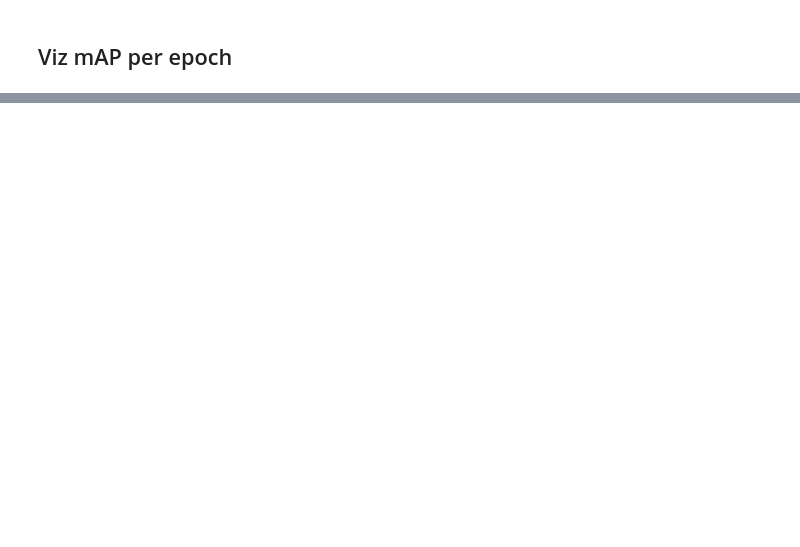
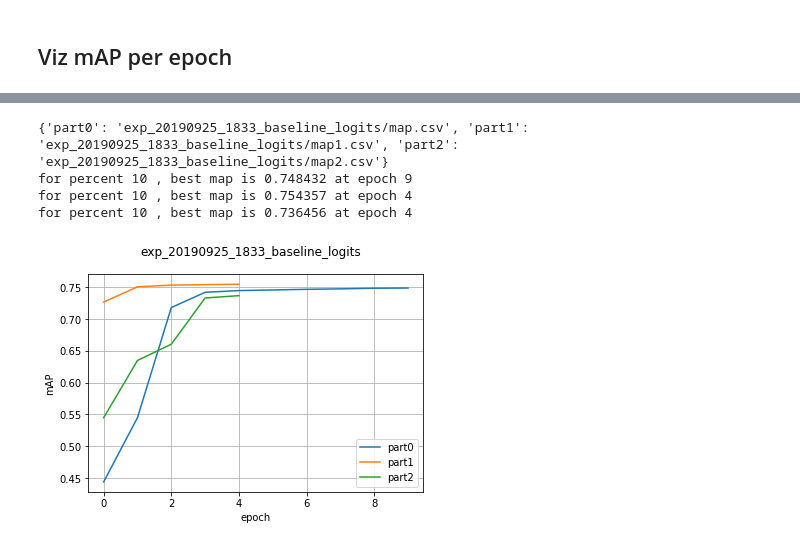
Before and after one commit to lcalem/partial-labels, a Jupyter notebook: experiments/notebooks/eval.ipynb, the cells around one changed output, grey strips where cells are left out. Saved outputs shown, nothing was run; the diff lists cells and outputs as text; code cells hidden in the pictures; blank space fills up the shorter version.

```diff
--- a/experiments/notebooks/eval.ipynb
+++ b/experiments/notebooks/eval.ipynb
@@ -855,0 +546,9 @@ for percent 10 , best map is 0.645665 at epoch 1
+# %%
+# baseline strat C
+plot_exps('exp_20190925_1833_baseline_logits')
+# %% [output]
+{'part0': 'exp_20190925_1833_baseline_logits/map.csv', 'part1': 'exp_20190925_1833_baseline_logits/map1.csv', 'part2': 'exp_20190925_1833_baseline_logits/map2.csv'}
+for percent 10 , best map is 0.748432 at epoch 9
+for percent 10 , best map is 0.754357 at epoch 4
+for percent 10 , best map is 0.736456 at epoch 4
+[figure, added]
```
Also changed, not shown: parts of 61 cells of this notebook, 7 other files.
